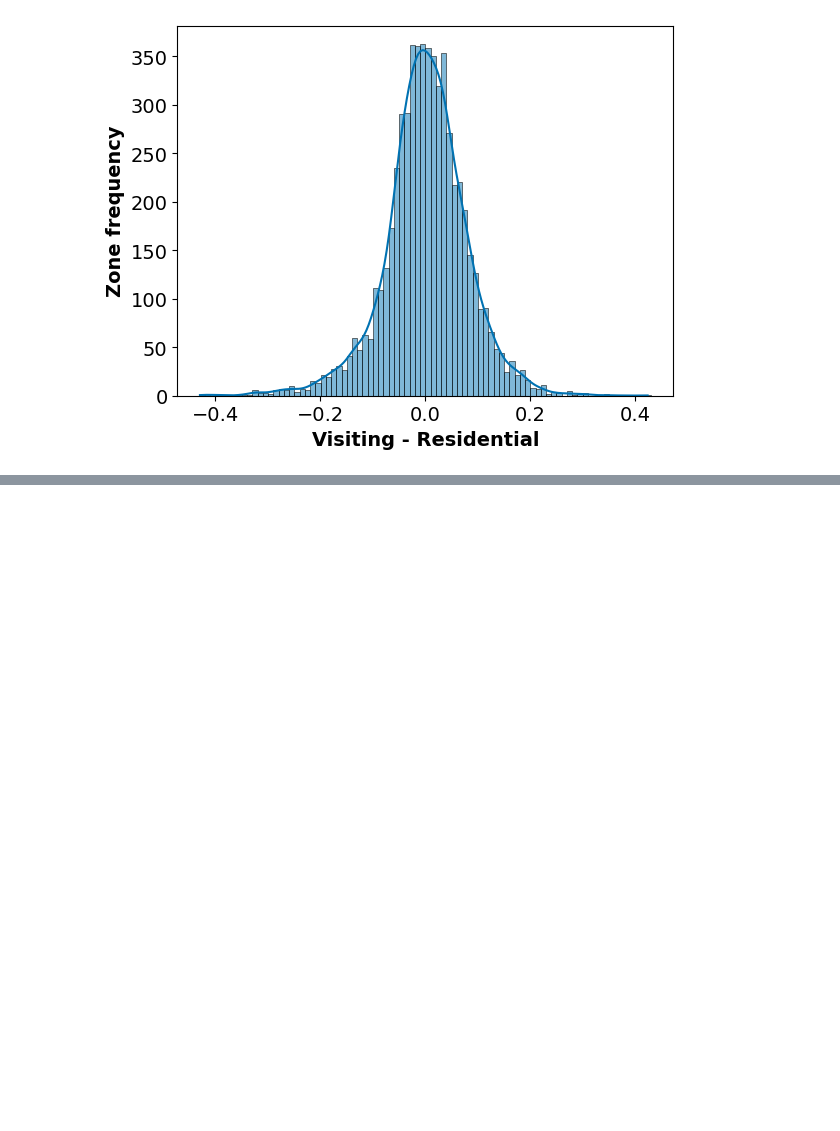
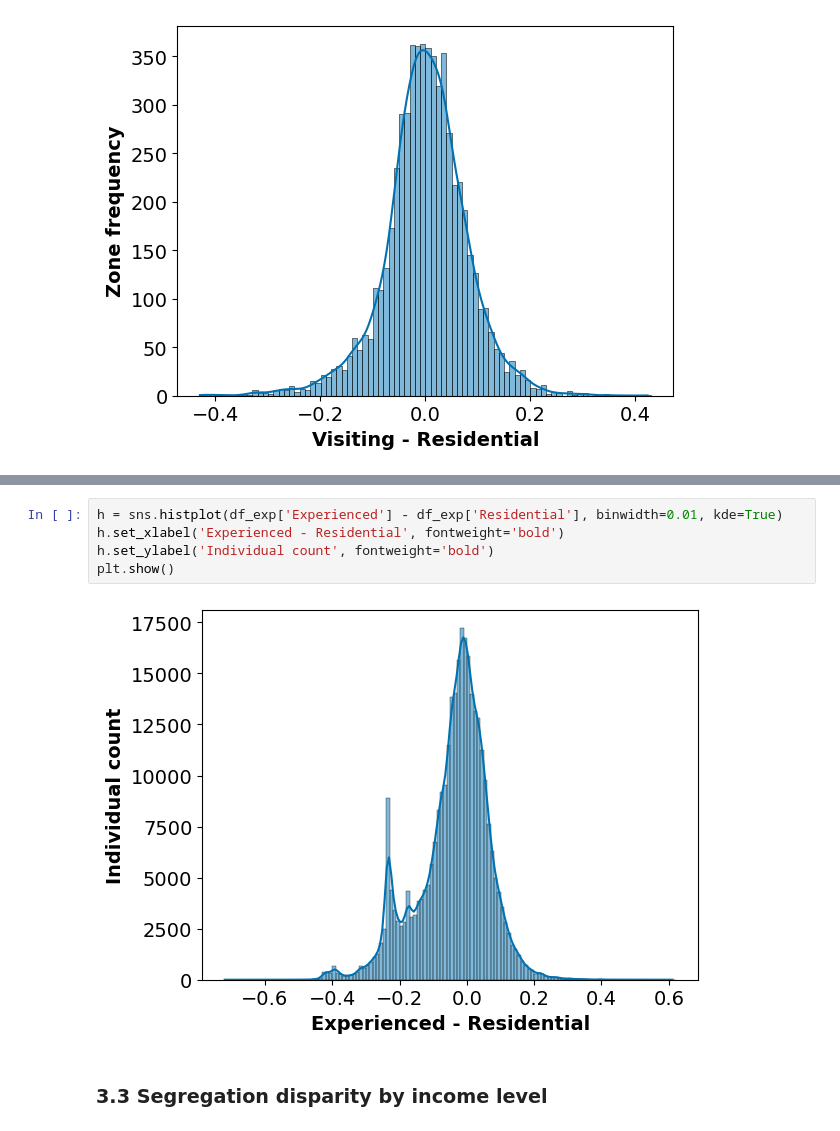
Before and after one commit to MobiSegInsights/mobi-social-segregation-se, a Jupyter notebook: src/MobiSegInsightsSE.data_exp.1.0/28-descriptive-analysis/28-4-segregation-description.ipynb, the cells around one changed output, grey strips where cells are left out. Cells and saved outputs as stored; diff of their text form; blank space fills up the shorter version.

Commit message:
doc - indi attr and seg disparity

```diff
--- a/src/MobiSegInsightsSE.data_exp.1.0/28-descriptive-analysis/28-4-segregation-description.ipynb
+++ b/src/MobiSegInsightsSE.data_exp.1.0/28-descriptive-analysis/28-4-segregation-description.ipynb
@@ -118,0 +135,9 @@ plt.show()
+# %%
+h = sns.histplot(df_exp['Experienced'] - df_exp['Residential'], binwidth=0.01, kde=True)
+h.set_xlabel('Experienced - Residential', fontweight='bold')
+h.set_ylabel('Individual count', fontweight='bold')
+plt.show()
+# %% [output]
+[figure, added]
+# %% [markdown]
+### 3.3 Segregation disparity by income level
```
Also changed, not shown: parts of 7 cells of this notebook, 1 other file.
